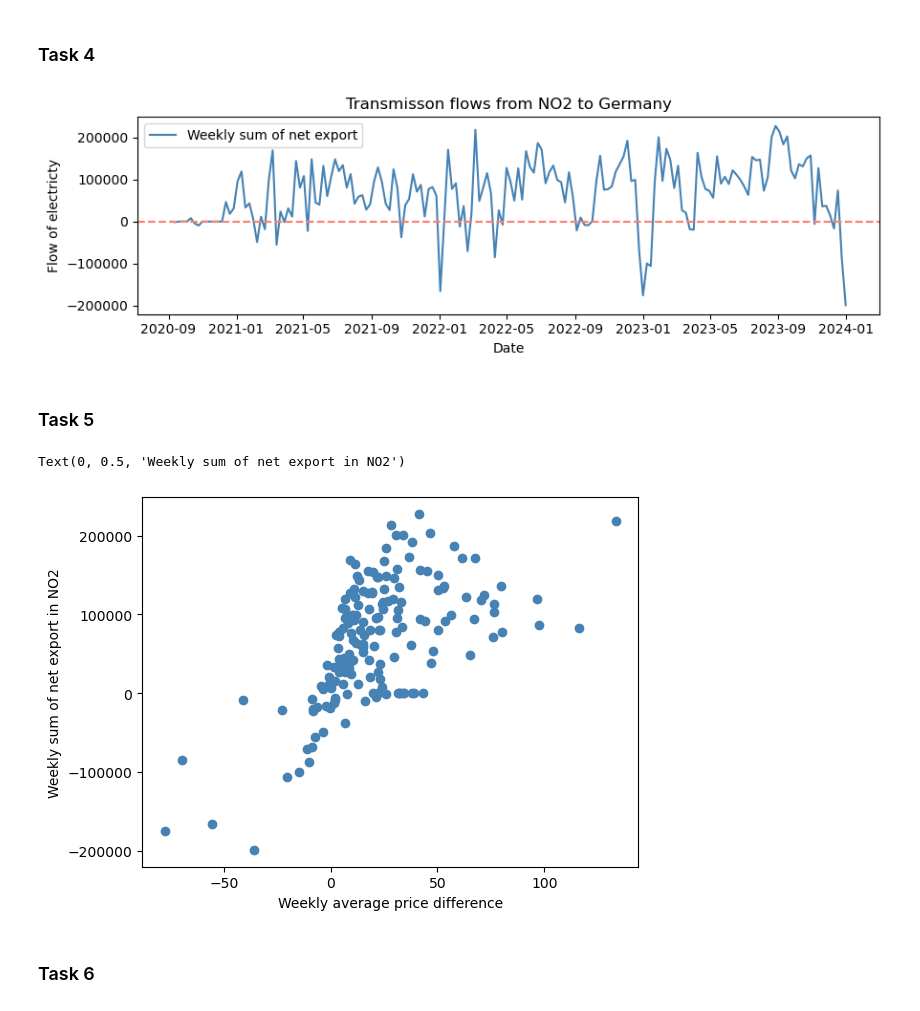
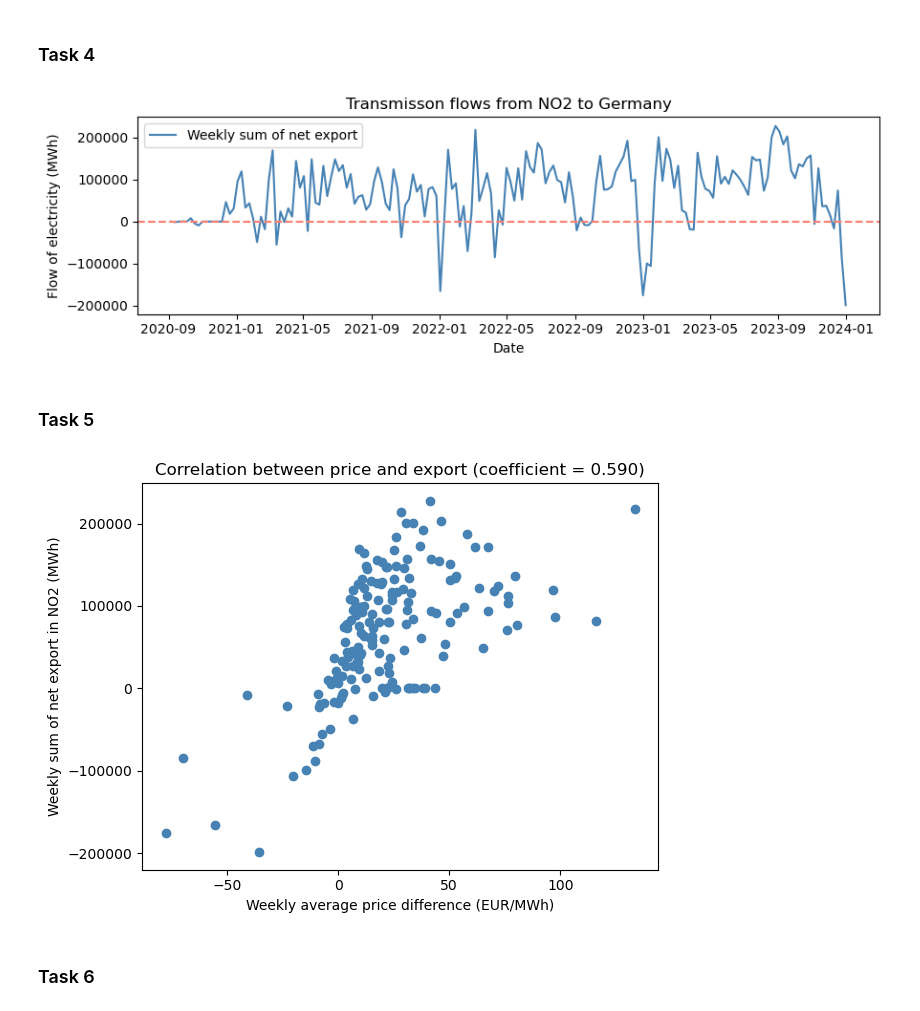
Before and after one commit to AndreasNoklebye/TECH2-Exam, a Jupyter notebook: exam-tech2.ipynb, the cells around one changed output. Drawn from its saved outputs; the diff is of its cells as text; code cells hidden in the pictures.

```diff
--- a/exam-tech2.ipynb
+++ b/exam-tech2.ipynb
@@ -154,34 +151,37 @@ df2['NetExport'] = df2.apply(lambda x: x['FlowValue'] if x['InMapCode'] == 'DE_L
 
 df2_weekly = df2.resample('W')['NetExport'].sum()
 
-fig, ax = plt.subplots(figsize=(9,3))
+fig4, ax = plt.subplots(figsize=(9,3))
 
 ax.plot(df2_weekly, label='Weekly sum of net export', c='steelblue')
 ax.axhline(y=0, c='salmon', ls='--')
 ax.set_title('Transmisson flows from NO2 to Germany')
-ax.set_ylabel('Flow of electricty')
+ax.set_ylabel('Flow of electricity (MWh)')
 ax.set_xlabel('Date')
 ax.legend()
 
 plt.tight_layout()
 # %% [output]
-[figure, old version]
+[figure, new version]
 # %% [markdown]
 ### Task 5
 # %%
-df= df.loc['2020-09-06':]
-weekly_prices = df.groupby('MapCode').resample('W')['Price'].mean()
-weekly_diff = weekly_prices['DE_LU'] - weekly_prices['NO2']
+df_hourly = df.loc['2020-09-06':].copy()
+df_hourly['PriceDiff'] = df[df['MapCode'] == 'DE_LU']['Price'] - df[df['MapCode'] == 'NO2']['Price']
+df_weekly = df_hourly['PriceDiff'].resample('W').mean()
 
+correlation = df_weekly.corr(df2_weekly)
 
-fig, ax = plt.subplots()
+fig5, ax = plt.subplots()
 
-ax.scatter(weekly_diff, df2_weekly, c='steelblue')
-ax.set_xlabel('Weekly average price difference')
-ax.set_ylabel('Weekly sum of net export in NO2')
+ax.scatter(df_weekly, df2_weekly, c='steelblue')
+ax.set_xlabel('Weekly average price difference (EUR/MWh)')
+ax.set_ylabel('Weekly sum of net export in NO2 (MWh)')
+ax.set_title(f'Correlation between price and export (coefficient = {correlation:.3f})', size ='12')
+
+plt.tight_layout()
 # %% [output]
-Text(0, 0.5, 'Weekly sum of net export in NO2')
-[figure, old version]
+[figure, new version]
 # %% [markdown]
 ### Task 6
 # %% [markdown]
```
Also changed, not shown: parts of 6 cells of this notebook.
